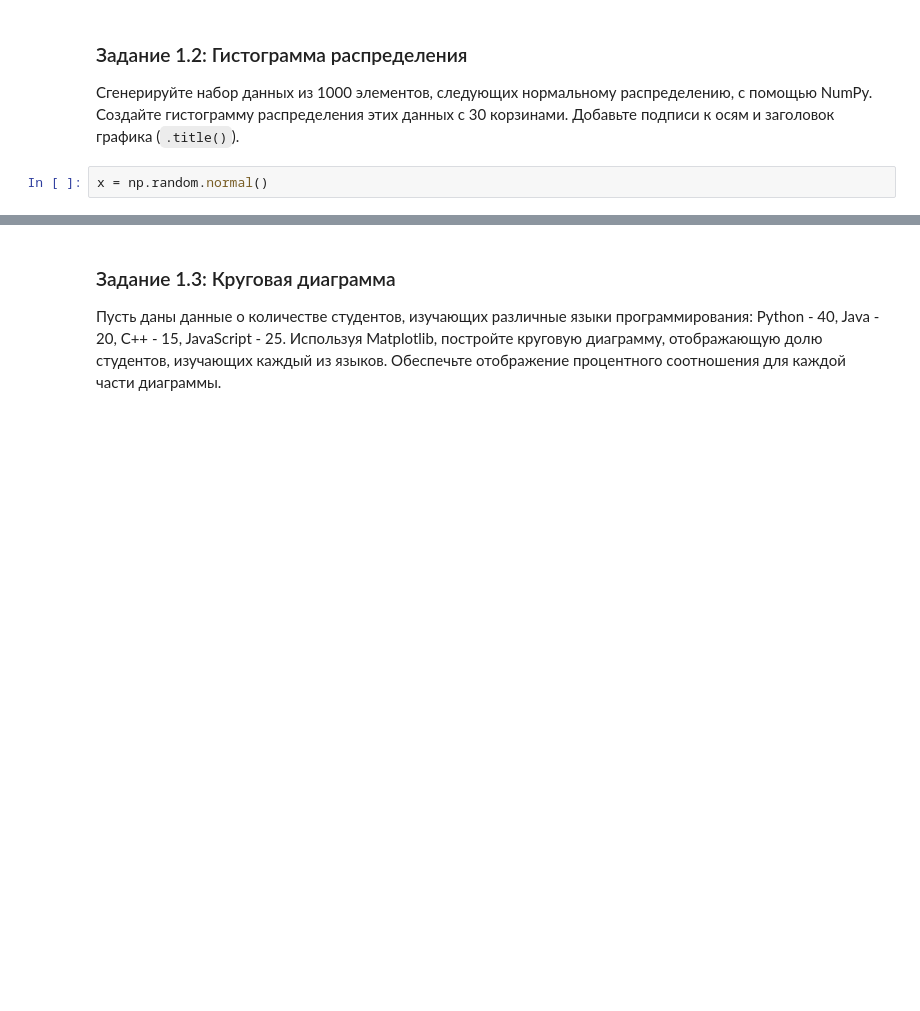
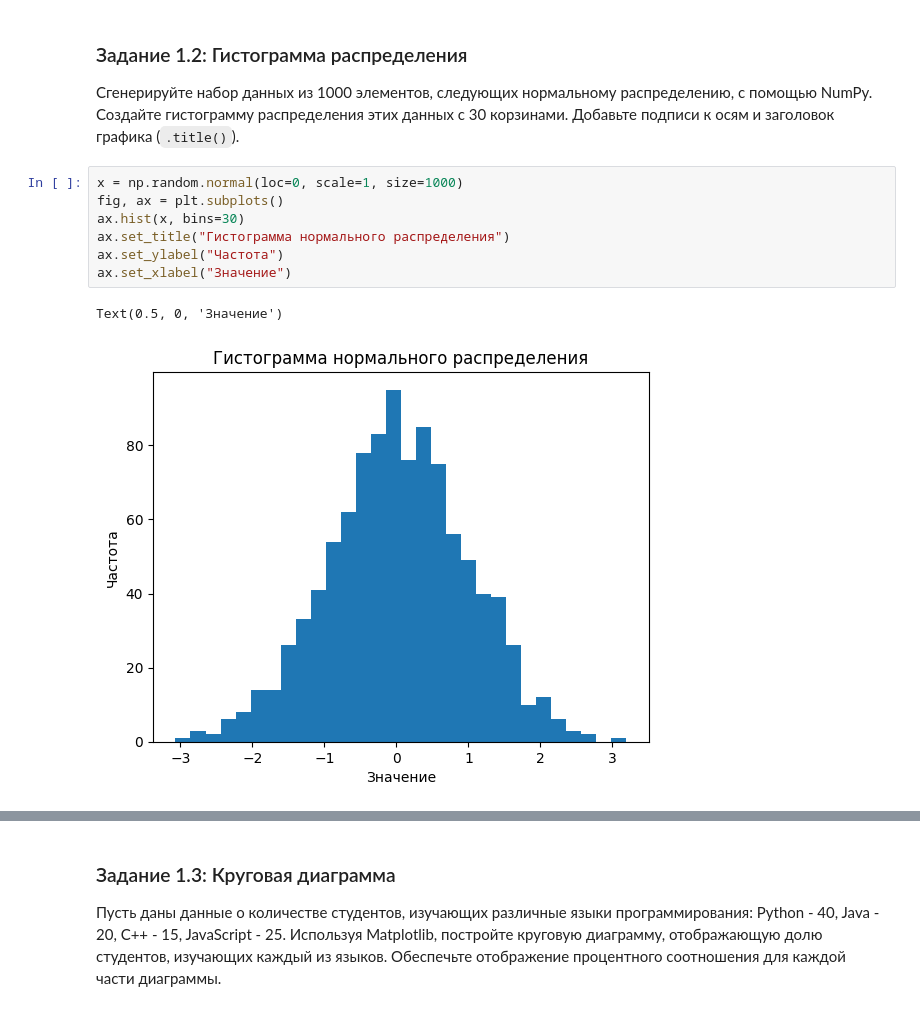
Before and after one commit to Medrodi/MIIGAIK-Computer-Math, a Jupyter notebook: 3. Библиотеки Matplotlib, Plotly/Практическая_работа_№3_Matplotlib_Plotly.ipynb, the cells around one changed output, grey strips where cells are left out. Cells and saved outputs as stored; diff of their text form; blank space fills up the shorter version.

```diff
--- a/3. Библиотеки Matplotlib, Plotly/Практическая_работа_№3_Matplotlib_Plotly.ipynb
+++ b/3. Библиотеки Matplotlib, Plotly/Практическая_работа_№3_Matplotlib_Plotly.ipynb
@@ -37,8 +37,16 @@ ax.legend()
 # %% [markdown]
 ### Задание 1.2: Гистограмма распределения
 Сгенерируйте набор данных из 1000 элементов, следующих нормальному распределению, с помощью NumPy. Создайте гистограмму распределения этих данных с 30 корзинами. Добавьте подписи к осям и заголовок графика (`.title()`).
-# %%
-x = np.random.normal()
+# %%
+x = np.random.normal(loc=0, scale=1, size=1000)
+fig, ax = plt.subplots()
+ax.hist(x, bins=30)
+ax.set_title("Гистограмма нормального распределения")
+ax.set_ylabel("Частота")
+ax.set_xlabel("Значение")
+# %% [output]
+Text(0.5, 0, 'Значение')
+[figure, added]
 # %% [markdown]
 ![image.png](embedded-picture-1)
 # %% [markdown]
```
Also changed, not shown: parts of 12 cells of this notebook.
